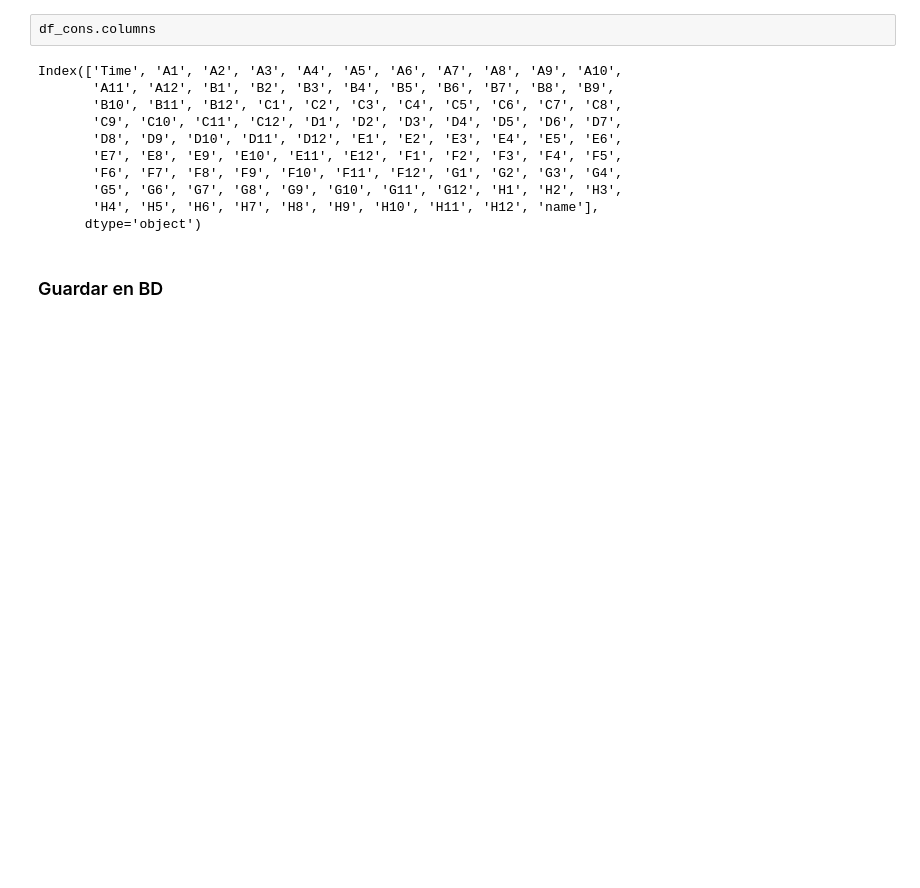
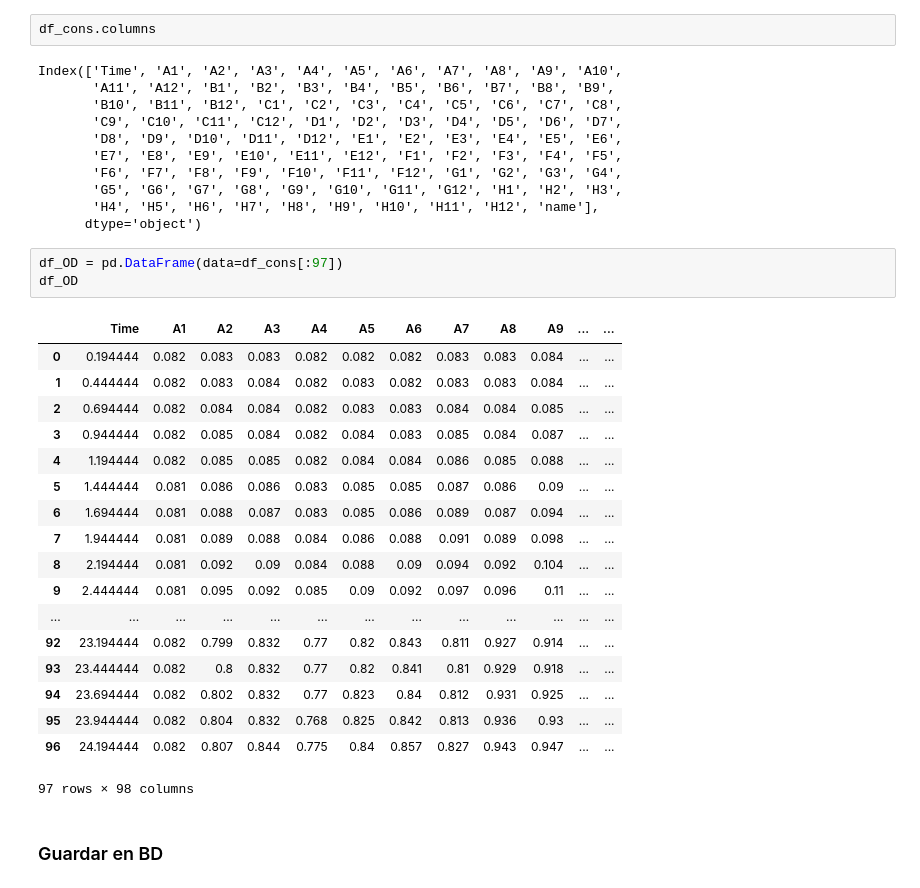
Before and after one commit to gyanezfeliu/FlapWeb, a Jupyter notebook: Notebooks/loadSynergy_test.ipynb, the cells around one changed output. Saved outputs shown, nothing was run; the diff lists cells and outputs as text; blank space fills up the shorter version.

```diff
--- a/Notebooks/loadSynergy_test.ipynb
+++ b/Notebooks/loadSynergy_test.ipynb
@@ -143,6 +143,28 @@ Index(['Time', 'A1', 'A2', 'A3', 'A4', 'A5', 'A6', 'A7', 'A8', 'A9', 'A10',
        'G5', 'G6', 'G7', 'G8', 'G9', 'G10', 'G11', 'G12', 'H1', 'H2', 'H3',
        'H4', 'H5', 'H6', 'H7', 'H8', 'H9', 'H10', 'H11', 'H12', 'name'],
       dtype='object')
+# %%
+df_OD = pd.DataFrame(data=df_cons[:97])
+df_OD
+# %% [output]
+|  | Time | A1 | A2 | A3 | A4 | A5 | A6 | A7 | A8 | A9 | ... | ... |
+| 0 | 0.194444 | 0.082 | 0.083 | 0.083 | 0.082 | 0.082 | 0.082 | 0.083 | 0.083 | 0.084 | ... | ... |
+| 1 | 0.444444 | 0.082 | 0.083 | 0.084 | 0.082 | 0.083 | 0.082 | 0.083 | 0.083 | 0.084 | ... | ... |
+| 2 | 0.694444 | 0.082 | 0.084 | 0.084 | 0.082 | 0.083 | 0.083 | 0.084 | 0.084 | 0.085 | ... | ... |
+| 3 | 0.944444 | 0.082 | 0.085 | 0.084 | 0.082 | 0.084 | 0.083 | 0.085 | 0.084 | 0.087 | ... | ... |
+| 4 | 1.194444 | 0.082 | 0.085 | 0.085 | 0.082 | 0.084 | 0.084 | 0.086 | 0.085 | 0.088 | ... | ... |
+| 5 | 1.444444 | 0.081 | 0.086 | 0.086 | 0.083 | 0.085 | 0.085 | 0.087 | 0.086 | 0.09 | ... | ... |
+| 6 | 1.694444 | 0.081 | 0.088 | 0.087 | 0.083 | 0.085 | 0.086 | 0.089 | 0.087 | 0.094 | ... | ... |
+| 7 | 1.944444 | 0.081 | 0.089 | 0.088 | 0.084 | 0.086 | 0.088 | 0.091 | 0.089 | 0.098 | ... | ... |
+| 8 | 2.194444 | 0.081 | 0.092 | 0.09 | 0.084 | 0.088 | 0.09 | 0.094 | 0.092 | 0.104 | ... | ... |
+| 9 | 2.444444 | 0.081 | 0.095 | 0.092 | 0.085 | 0.09 | 0.092 | 0.097 | 0.096 | 0.11 | ... | ... |
+| ... | ... | ... | ... | ... | ... | ... | ... | ... | ... | ... | ... | ... |
+| 92 | 23.194444 | 0.082 | 0.799 | 0.832 | 0.77 | 0.82 | 0.843 | 0.811 | 0.927 | 0.914 | ... | ... |
+| 93 | 23.444444 | 0.082 | 0.8 | 0.832 | 0.77 | 0.82 | 0.841 | 0.81 | 0.929 | 0.918 | ... | ... |
+| 94 | 23.694444 | 0.082 | 0.802 | 0.832 | 0.77 | 0.823 | 0.84 | 0.812 | 0.931 | 0.925 | ... | ... |
+| 95 | 23.944444 | 0.082 | 0.804 | 0.832 | 0.768 | 0.825 | 0.842 | 0.813 | 0.936 | 0.93 | ... | ... |
+| 96 | 24.194444 | 0.082 | 0.807 | 0.844 | 0.775 | 0.84 | 0.857 | 0.827 | 0.943 | 0.947 | ... | ... |
+97 rows × 98 columns
 # %% [markdown]
 ### Guardar en BD
 # %% [markdown]
```
Also changed, not shown: parts of 5 cells of this notebook, 7 other files.
